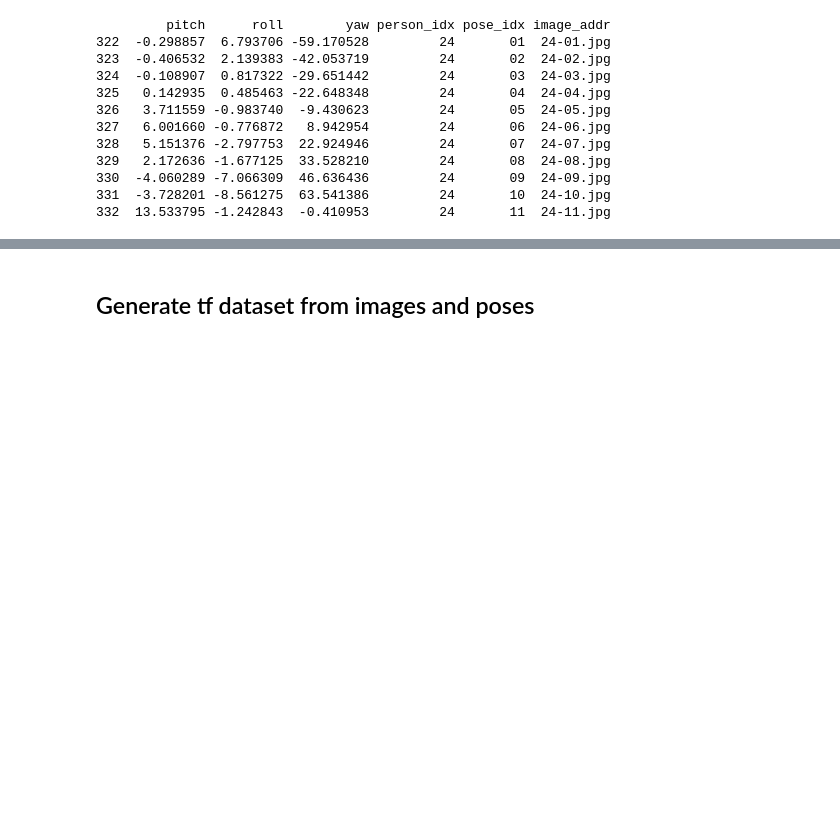
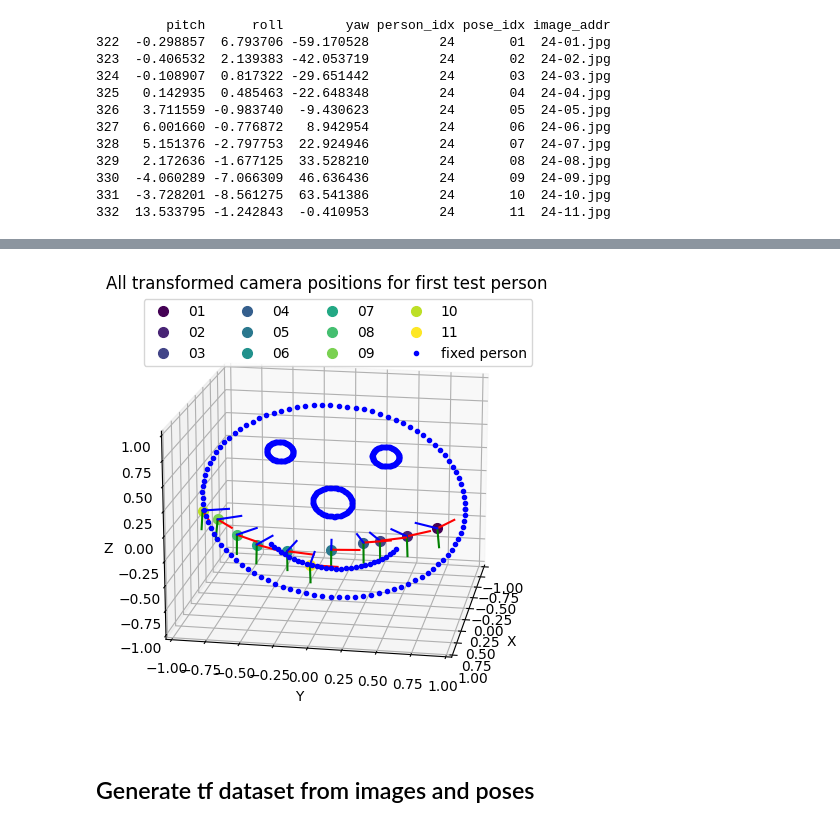
Before and after one commit to ThomasDh-C/viewformer-faces, a Jupyter notebook: notebooks/data_explorer.ipynb, the cells around one changed output, grey strips where cells are left out. Saved outputs shown, nothing was run; the diff lists cells and outputs as text; code cells hidden in the pictures; blank space fills up the shorter version.

```diff
--- a/notebooks/data_explorer.ipynb
+++ b/notebooks/data_explorer.ipynb
@@ -356,6 +385,7 @@ plt.close('all')
 fig = plt.figure()
 ax = fig.add_subplot(projection='3d')
 # make and plot camera poses
+colors = plt.cm.rainbow(np.linspace(0, 1, len(seven_d_poses)))
 frames, cam_idx = [], 0
 for seven_d, color in tqdm(zip(seven_d_poses, colors)):
     ax.cla()
@@ -431,3 +425,38 @@ plt.show()
+# %%
+# Now we want to keep camera steady and rotate face
+# make figure
+plt.close('all')
+fig = plt.figure()
+ax = fig.add_subplot(projection='3d')
+# make and plot camera poses
+colors = plt.cm.viridis(np.linspace(0, 1, len(seven_d_poses)))
+cam_idx = 0
+ax.cla()
+ax.set_xlabel('X')
+ax.set_xlim(-1,1)
+ax.set_ylabel('Y')
+ax.set_ylim(-1,1)
+ax.set_zlabel('Z')
+ax.set_zlim(-1,1)
+ax.set_title('All transformed camera positions for first test person', pad=1)
+for seven_d, color in tqdm(zip(seven_d_poses, colors)):
+    pose_index = test_person_df['pose_idx'].to_list()[cam_idx]
+    plt.plot(seven_d[0],seven_d[1],seven_d[2],'o',label=f'{pose_index}',markersize=7, c=color)
+    camera_transform = pt.transform_from_pq(seven_d)
+    pt.plot_transform(ax=ax, A2B=camera_transform, s=0.2)
+    # pc.plot_camera(
+    #     ax, cam2world=camera_transform, M=intrinsic_matrix, sensor_size=sensor_size,
+    #     virtual_image_distance=virtual_image_distance)
+    cam_idx += 1
+ax.plot(P[0],P[1],P[2], 'o', zdir='z',label='fixed person', c='blue', markersize=3)
+ax.view_init(elev=17, azim=10)
+ax.margins(y=0)
+plt.legend(bbox_to_anchor=(0.06, 1), loc='upper left', ncols=4)
+plt.tight_layout()
+plt.savefig('camera_move.png')
+plt.show()
+# %% [output]
+[figure, added]
 # %% [markdown]
 ## Generate tf dataset from images and poses
 # %%
```
Also changed, not shown: parts of 9 cells of this notebook, 42 other files.
